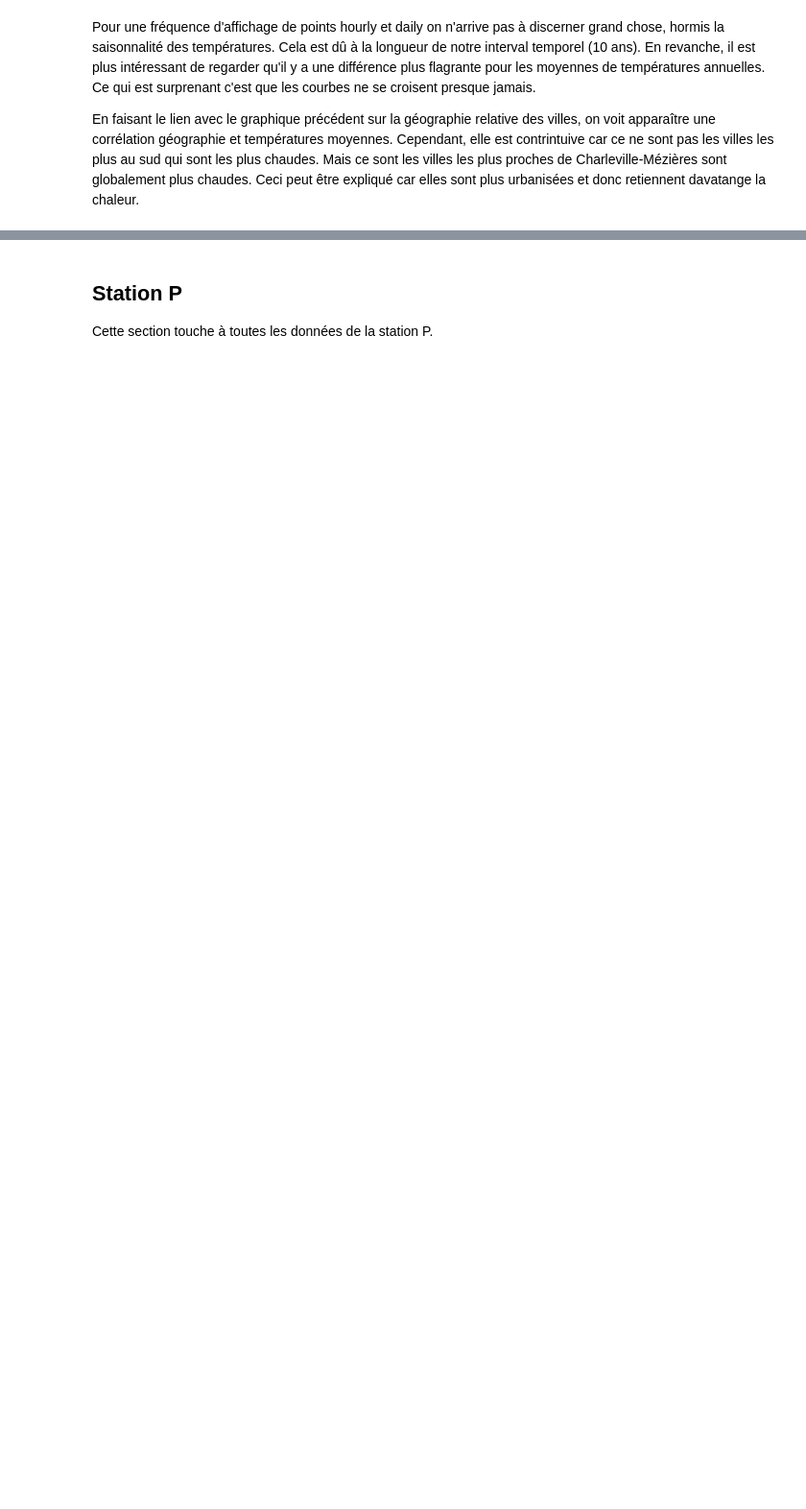
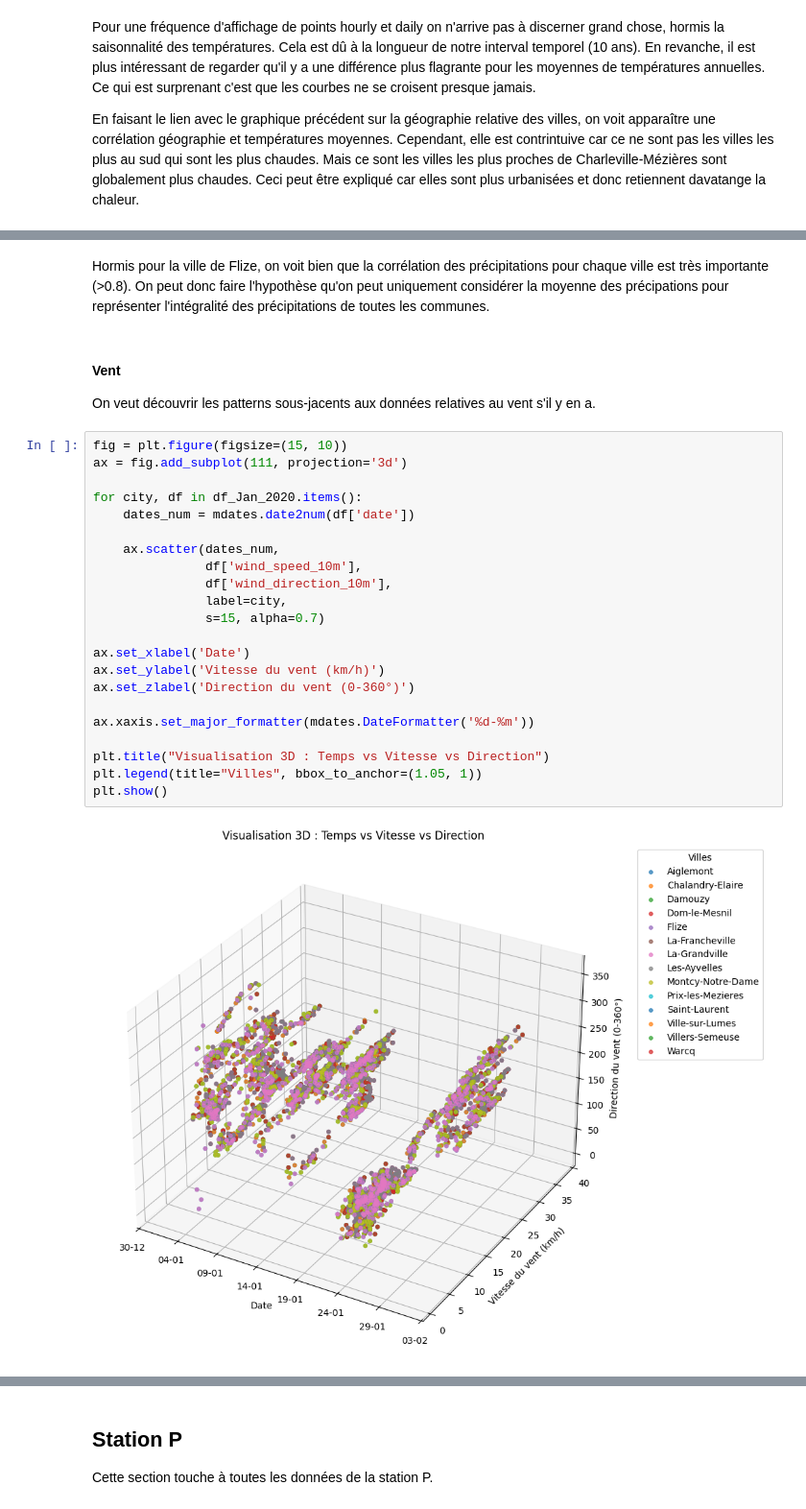
Before and after one commit to TortueAgile22/Capstone, a Jupyter notebook: py_ipynb_files/Data_Analysis.ipynb, the cells around one changed output, grey strips where cells are left out. Shown at 96% size. Drawn from its saved outputs; the diff is of its cells as text; blank space fills up the shorter version.

```diff
--- a/py_ipynb_files/Data_Analysis.ipynb
+++ b/py_ipynb_files/Data_Analysis.ipynb
@@ -266,0 +394,30 @@ En faisant le lien avec le graphique précédent sur la géographie relative des
+# %% [markdown]
+Hormis pour la ville de Flize, on voit bien que la corrélation des précipitations pour chaque ville est très importante (>0.8). On peut donc faire l'hypothèse qu'on peut uniquement considérer la moyenne des précipations pour représenter l'intégralité des précipitations de toutes les communes.
+# %% [markdown]
+#### Vent
+
+On veut découvrir les patterns sous-jacents aux données relatives au vent s'il y en a.
+# %%
+fig = plt.figure(figsize=(15, 10))
+ax = fig.add_subplot(111, projection='3d')
+
+for city, df in df_Jan_2020.items():
+    dates_num = mdates.date2num(df['date'])
+
+    ax.scatter(dates_num,
+               df['wind_speed_10m'],
+               df['wind_direction_10m'],
+               label=city,
+               s=15, alpha=0.7)
+
+ax.set_xlabel('Date')
+ax.set_ylabel('Vitesse du vent (km/h)')
+ax.set_zlabel('Direction du vent (0-360°)')
+
+ax.xaxis.set_major_formatter(mdates.DateFormatter('%d-%m'))
+
+plt.title("Visualisation 3D : Temps vs Vitesse vs Direction")
+plt.legend(title="Villes", bbox_to_anchor=(1.05, 1))
+plt.show()
+# %% [output]
+[figure, added]
```
Also changed, not shown: parts of 11 cells of this notebook.
